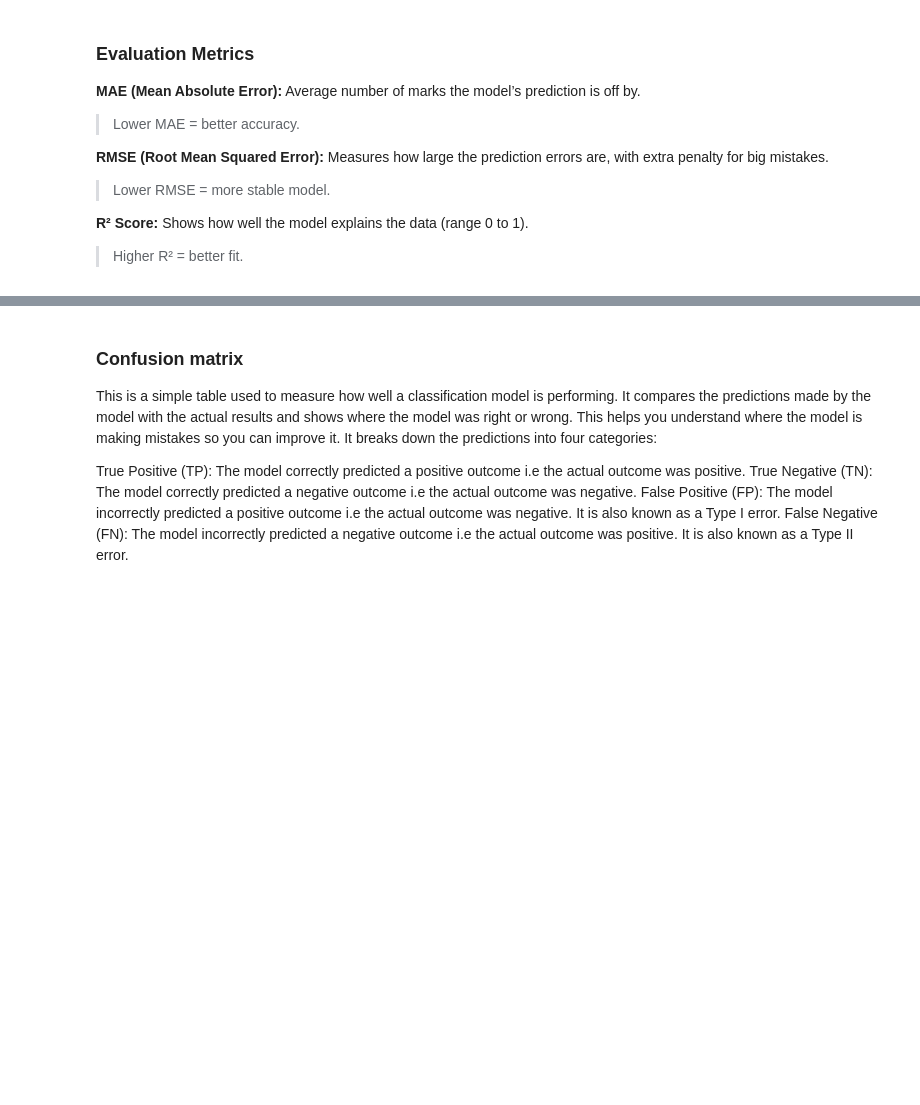
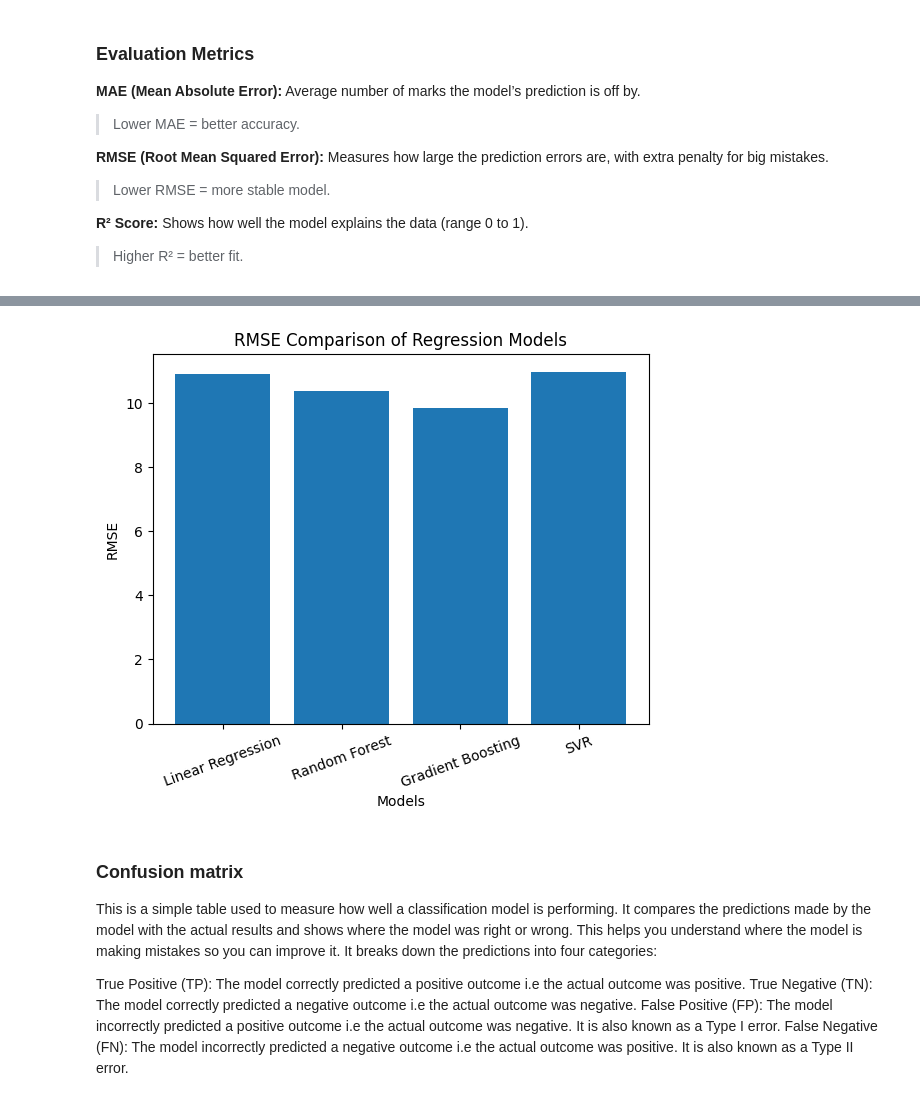
Before and after one commit to muhammadfahd/Student-Exam-Score-Prediction-Using-Supervised-Machine-Learning-Random-Forest-Regression-, a Jupyter notebook: predicting_exam_score.ipynb, the cells around one changed output, grey strips where cells are left out. Cells and saved outputs as stored; diff of their text form; code cells hidden in the pictures; blank space fills up the shorter version.

```diff
--- a/predicting_exam_score.ipynb
+++ b/predicting_exam_score.ipynb
@@ -390,3 +519,18 @@ Shows how well the model explains the data (range 0 to 1).
+# %%
+import matplotlib.pyplot as plt
+
+models = ["Linear Regression", "Random Forest", "Gradient Boosting", "SVR"]
+rmse = [10.9068, 10.3813, 9.8538, 10.9837]
+
+plt.figure()
+plt.bar(models, rmse)
+plt.xlabel("Models")
+plt.ylabel("RMSE")
+plt.title("RMSE Comparison of Regression Models")
+plt.xticks(rotation=20)
+plt.show()
+# %% [output]
+[figure, added]
 # %% [markdown]
 ### Confusion matrix
 
```
Also changed, not shown: parts of 12 cells of this notebook, 1 other file.
